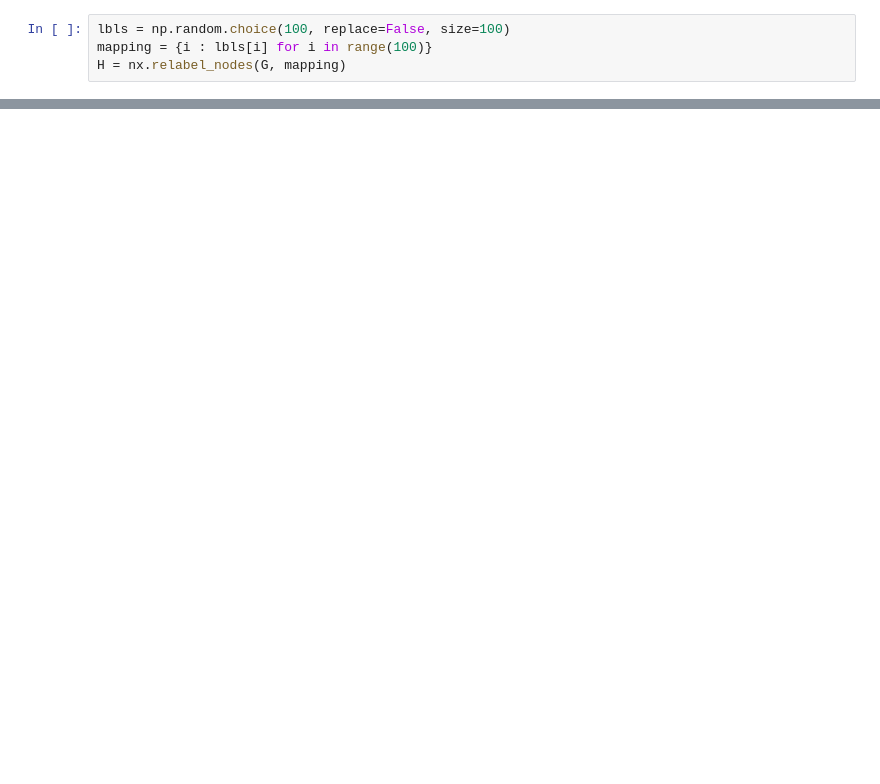
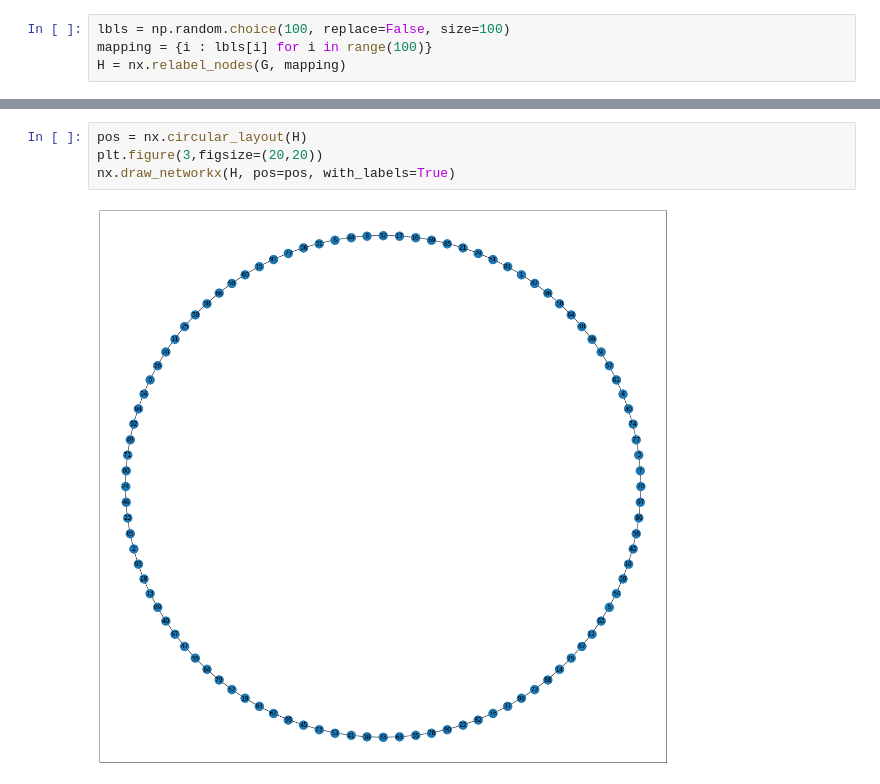
Before and after one commit to aguzga/LD_GROUP, a Jupyter notebook: code.ipynb, the cells around one changed output, grey strips where cells are left out. Drawn from its saved outputs; the diff is of its cells as text; blank space fills up the shorter version.

```diff
--- a/code.ipynb
+++ b/code.ipynb
@@ -88,0 +123,6 @@ H = nx.relabel_nodes(G, mapping)
+# %%
+pos = nx.circular_layout(H)
+plt.figure(3,figsize=(20,20))
+nx.draw_networkx(H, pos=pos, with_labels=True)
+# %% [output]
+[figure, added]
```
Also changed, not shown: parts of 5 cells of this notebook.
